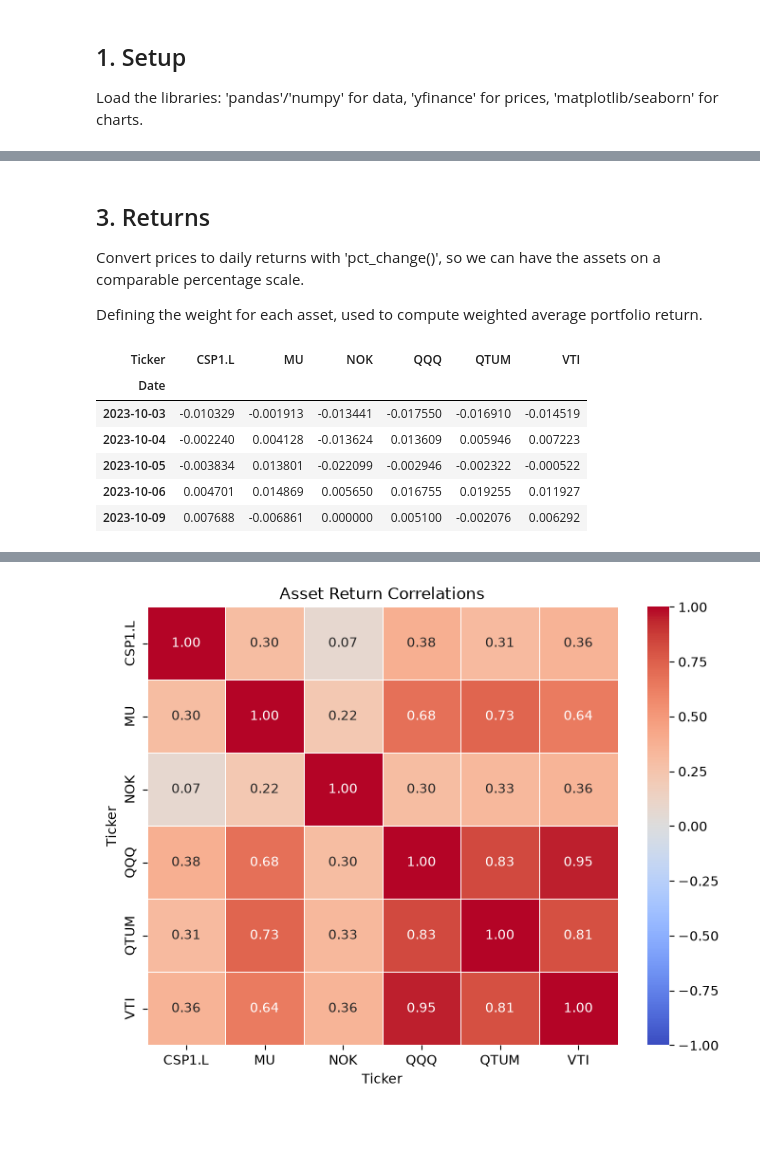
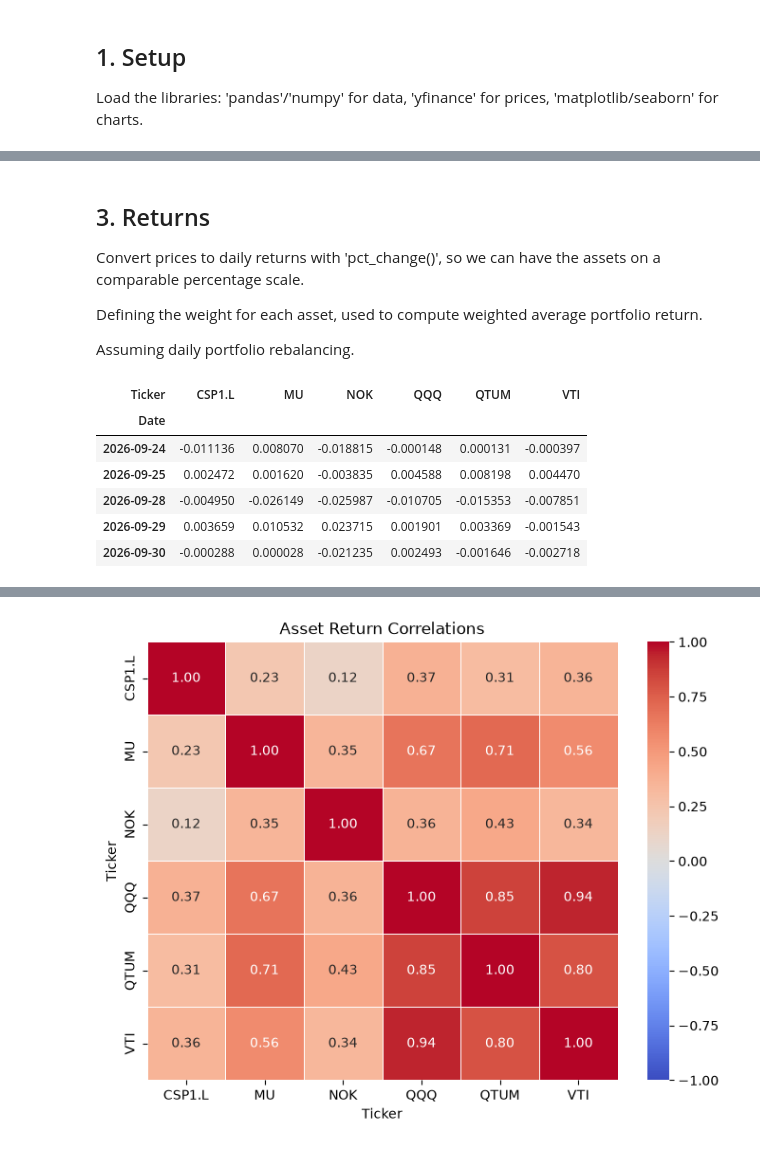
Before and after one commit to charbelalazzi/portfolio-risk-analyzer, a Jupyter notebook: Portfolio Analyzer.ipynb, the cells around one changed output, grey strips where cells are left out. Drawn from its saved outputs; the diff is of its cells as text; code cells hidden in the pictures.

```diff
--- a/Portfolio Analyzer.ipynb
+++ b/Portfolio Analyzer.ipynb
@@ -24,6 +25,32 @@ Pull daily closing prices for six holdins.
 # %%
 tickers = ["VTI", "QQQ", "NOK", "QTUM", "MU", "CSP1.L"]
-data = yf.download(tickers, start="2023-10-01", end="2025-10-01")
-prices = data["Close"]
+data = yf.download(tickers, start="2023-10-01", end="2026-10-01", auto_adjust=True)
+prices = data["Close"].ffill().dropna()
+ticker_currencies = {ticker:yf.Ticker(ticker).history_metadata['currency'] for ticker in tickers}
+base_currency = "USD"
+fx_rates = {
+    currency: (
+        yf.download(f"{currency}{base_currency}=X",
+                    start="2023-10-01", end="2026-10-01")["Close"].squeeze()
+        if currency != base_currency
+        else 1.0
+    )
+    for currency in set(ticker_currencies.values())
+}
+prices_base = prices.copy()
+
+for ticker, ccy in ticker_currencies.items():
+    if ccy == base_currency:                      # 'USD' -> already in base
+        continue
+
+    fx = fx_rates[ccy].reindex(prices.index).ffill().bfill()   # align to price dates
+    if ccy == "GBp":                              # pence -> pounds first
+        fx = fx / 100
+
+    prices_base[ticker] = prices[ticker] * fx
+
+prices_base = prices_base.dropna()
+
+RFR = yf.download("^IRX", start="2023-10-01", end="2026-10-01")["Close"].squeeze() / 100
 # %% [output]
 [*********************100%***********************]  6 of 6 completed
@@ -33,18 +76,20 @@ prices = data["Close"]
 Convert prices to daily returns with 'pct_change()', so we can have the assets on a comparable percentage scale.
 
 Defining the weight for each asset, used to compute weighted average portfolio return.
+
+Assuming daily portfolio rebalancing.
 # %%
-returns = prices.pct_change()
+returns = prices_base.pct_change()
 returns = returns.dropna()
-returns.head()
+returns.tail()
 # %% [output]
 | Ticker | CSP1.L | MU | NOK | QQQ | QTUM | VTI |
 | Date |  |  |  |  |  |  |
-| 2023-10-03 | -0.010329 | -0.001913 | -0.013441 | -0.017550 | -0.016910 | -0.014519 |
-| 2023-10-04 | -0.002240 | 0.004128 | -0.013624 | 0.013609 | 0.005946 | 0.007223 |
-| 2023-10-05 | -0.003834 | 0.013801 | -0.022099 | -0.002946 | -0.002322 | -0.000522 |
-| 2023-10-06 | 0.004701 | 0.014869 | 0.005650 | 0.016755 | 0.019255 | 0.011927 |
-| 2023-10-09 | 0.007688 | -0.006861 | 0.000000 | 0.005100 | -0.002076 | 0.006292 |
+| 2026-09-24 | -0.011136 | 0.008070 | -0.018815 | -0.000148 | 0.000131 | -0.000397 |
+| 2026-09-25 | 0.002472 | 0.001620 | -0.003835 | 0.004588 | 0.008198 | 0.004470 |
+| 2026-09-28 | -0.004950 | -0.026149 | -0.025987 | -0.010705 | -0.015353 | -0.007851 |
+| 2026-09-29 | 0.003659 | 0.010532 | 0.023715 | 0.001901 | 0.003369 | -0.001543 |
+| 2026-09-30 | -0.000288 | 0.000028 | -0.021235 | 0.002493 | -0.001646 | -0.002718 |
 # %%
 weights = {
     "CSP1.L": 0.10,
```
Also changed, not shown: parts of 22 cells of this notebook, 1 other file.
